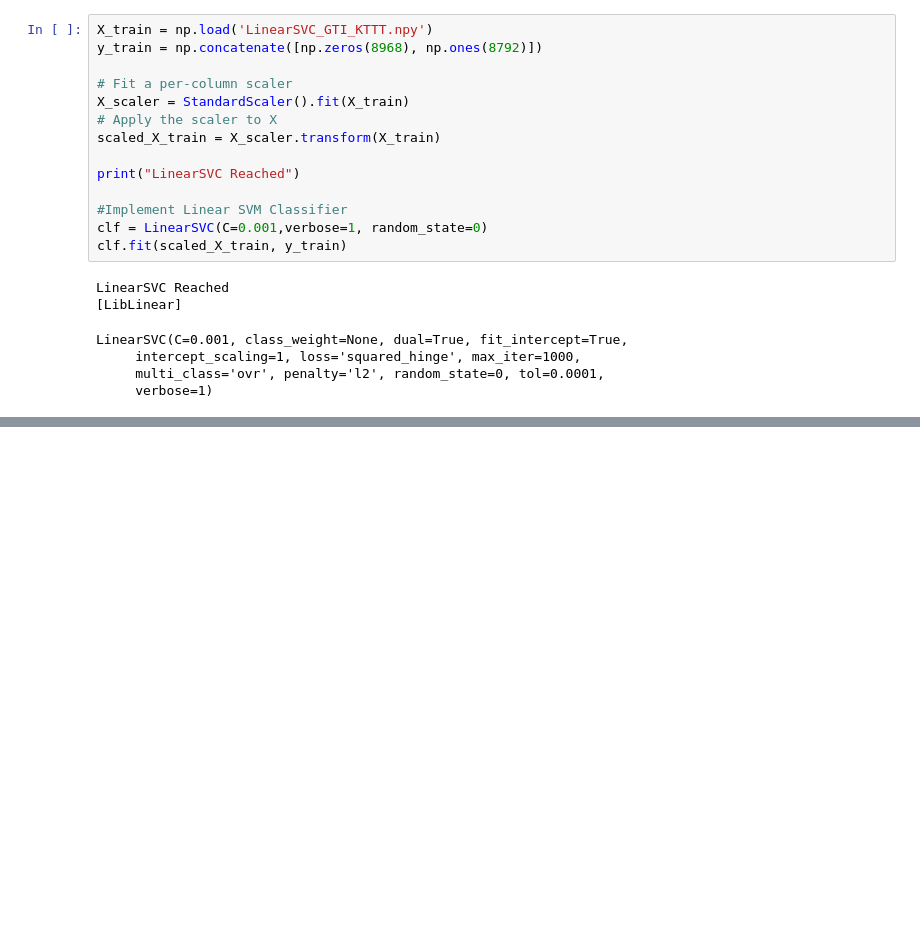
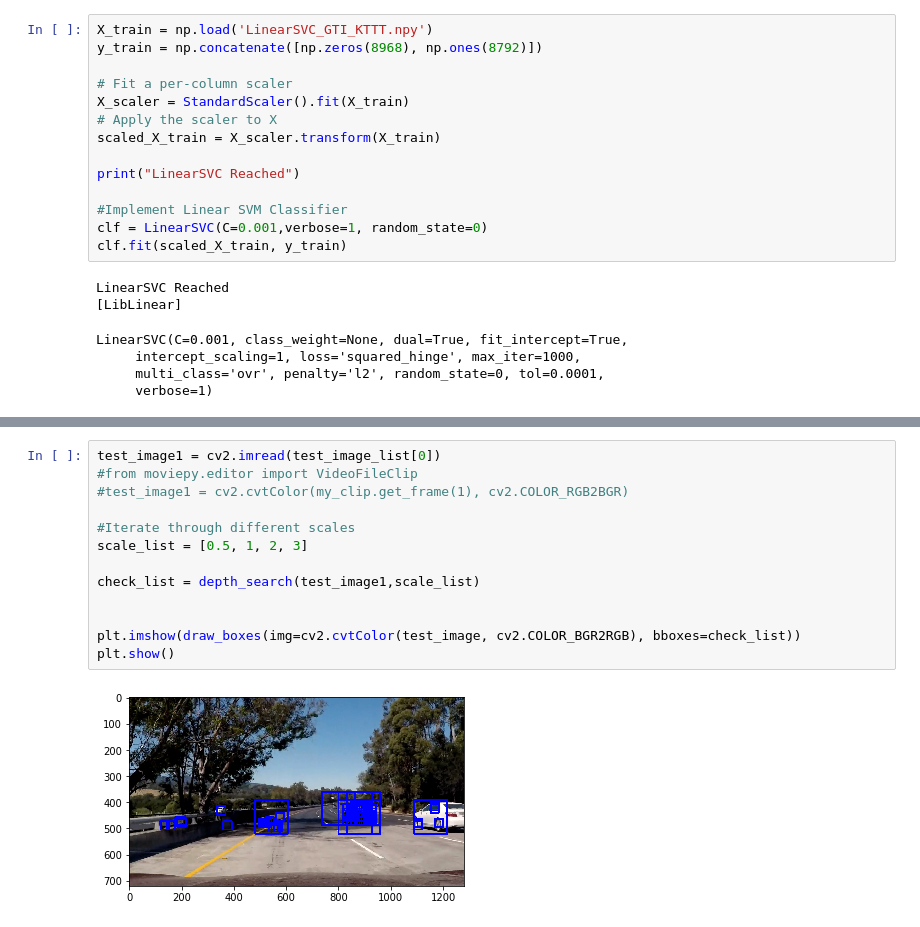
Before and after one commit to therightnee/Udacity-Self-Driving-Car-Nanodegree, a Jupyter notebook: Term 1 - Project 5 - Vehicle Detection/Vehicle Detection.ipynb, the cells around one changed output, grey strips where cells are left out. Cells and saved outputs as stored; diff of their text form; blank space fills up the shorter version.

```diff
--- a/Term 1 - Project 5 - Vehicle Detection/Vehicle Detection.ipynb
+++ b/Term 1 - Project 5 - Vehicle Detection/Vehicle Detection.ipynb
@@ -197,0 +196,15 @@ ValueError: non-broadcastable output operand with shape (1,1) doesn't match the
+# %%
+test_image1 = cv2.imread(test_image_list[0])
+#from moviepy.editor import VideoFileClip
+#test_image1 = cv2.cvtColor(my_clip.get_frame(1), cv2.COLOR_RGB2BGR)
+
+#Iterate through different scales
+scale_list = [0.5, 1, 2, 3]
+
+check_list = depth_search(test_image1,scale_list)
+
+
+plt.imshow(draw_boxes(img=cv2.cvtColor(test_image, cv2.COLOR_BGR2RGB), bboxes=check_list))
+plt.show()
+# %% [output]
+[figure, added]
```
Also changed, not shown: parts of 15 cells of this notebook, 1 other file.
